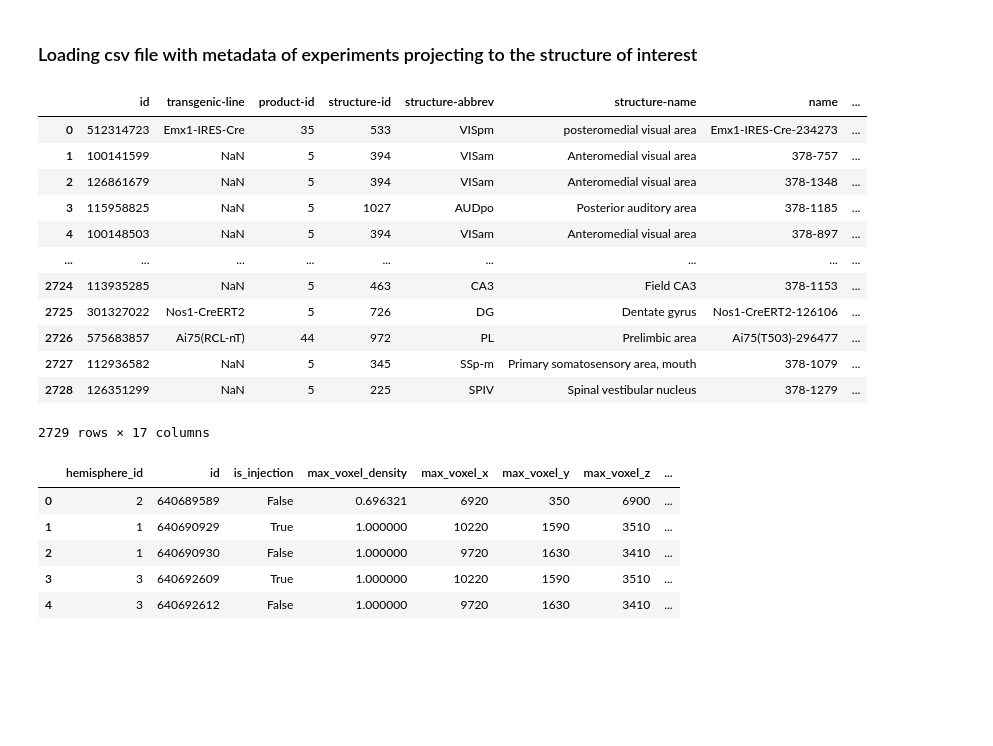
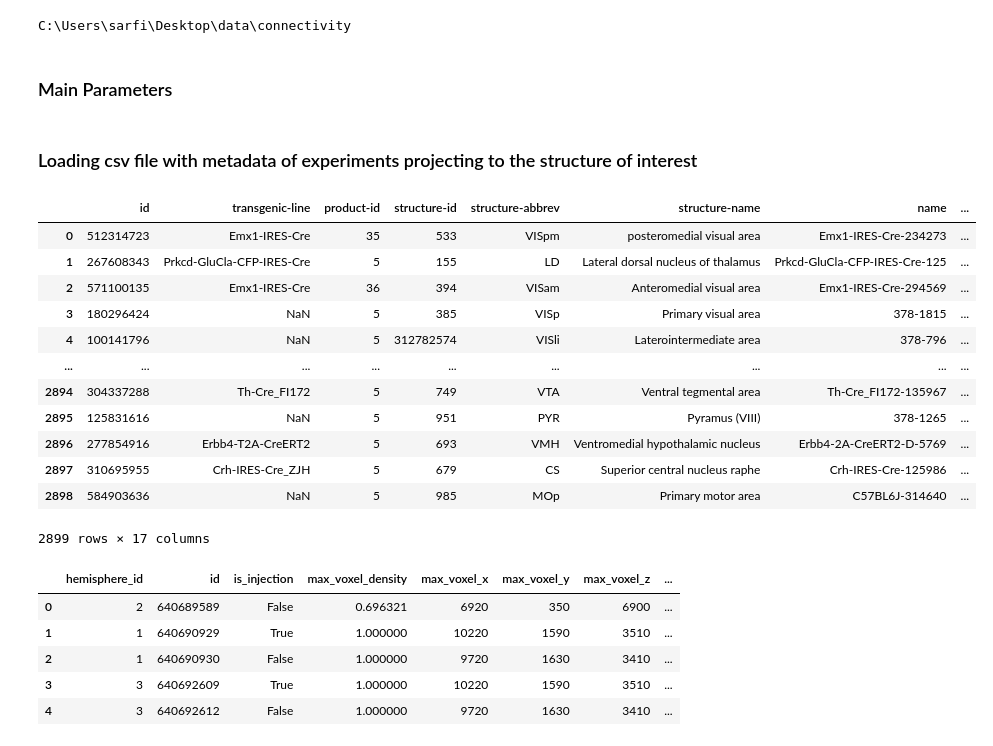
Before and after one commit to ikharitonov/allen-data-mining, a Jupyter notebook: connectivity/injection_sites_average.ipynb, the cells around one changed output. Drawn from its saved outputs; the diff is of its cells as text; code cells hidden in the pictures; blank space fills up the shorter version.

Commit message:
cross platform paths

```diff
--- a/connectivity/injection_sites_average.ipynb
+++ b/connectivity/injection_sites_average.ipynb
@@ -23,8 +26,20 @@ def query_structure_by_acronym(s_acronym):
     return query['structure']
 def query_structure_path_acronyms_by_acronym(acr):
     return '/'.join([query_structure_by_id(int(x))['acronym'] for x in query_structure_by_acronym(acr)['structure_id_path'].split('/')[1:-1]])
+# %%
+desktop_path = Path.home() / 'Desktop'
+connectivity_path = desktop_path / 'data' / 'connectivity'
+print(connectivity_path)
+# %% [output]
+C:\Users\sarfi\Desktop\data\connectivity
+# %% [markdown]
+### Main Parameters
+# %%
+main_structure = "RSPagl"
+main_structure_id = query_structure_id_by_acronym(main_structure)
+
+HEMISPHERE_TO_FILTER = 2 # only experiments injected in this hemisphere will be selected
+
+projection_metric = 'projection_energy' # for later export into brainrender
 # %% [markdown]
 ### Loading csv file with metadata of experiments projecting to the structure of interest
-# %%
-main_structure = "VISam"
-main_structure_id = query_structure_id_by_acronym(main_structure)
@@ -34,20 +46,21 @@ path = "/home/ikharitonov/Desktop/data/connectivity/connectivity_target_experime
 # %%
-df = pd.read_csv(path+main_structure+".csv")
+filename = main_structure + ".csv"
+df = pd.read_csv(connectivity_path / 'connectivity_target_experiment_lists' / filename)
 df
 # %% [output]
 |  | id | transgenic-line | product-id | structure-id | structure-abbrev | structure-name | name | ... |
 | 0 | 512314723 | Emx1-IRES-Cre | 35 | 533 | VISpm | posteromedial visual area | Emx1-IRES-Cre-234273 | ... |
-| 1 | 100141599 | NaN | 5 | 394 | VISam | Anteromedial visual area | 378-757 | ... |
-| 2 | 126861679 | NaN | 5 | 394 | VISam | Anteromedial visual area | 378-1348 | ... |
-| 3 | 115958825 | NaN | 5 | 1027 | AUDpo | Posterior auditory area | 378-1185 | ... |
-| 4 | 100148503 | NaN | 5 | 394 | VISam | Anteromedial visual area | 378-897 | ... |
+| 1 | 267608343 | Prkcd-GluCla-CFP-IRES-Cre | 5 | 155 | LD | Lateral dorsal nucleus of thalamus | Prkcd-GluCla-CFP-IRES-Cre-125 | ... |
+| 2 | 571100135 | Emx1-IRES-Cre | 36 | 394 | VISam | Anteromedial visual area | Emx1-IRES-Cre-294569 | ... |
+| 3 | 180296424 | NaN | 5 | 385 | VISp | Primary visual area | 378-1815 | ... |
+| 4 | 100141796 | NaN | 5 | 312782574 | VISli | Laterointermediate area | 378-796 | ... |
 | ... | ... | ... | ... | ... | ... | ... | ... | ... |
-| 2724 | 113935285 | NaN | 5 | 463 | CA3 | Field CA3 | 378-1153 | ... |
-| 2725 | 301327022 | Nos1-CreERT2 | 5 | 726 | DG | Dentate gyrus | Nos1-CreERT2-126106 | ... |
-| 2726 | 575683857 | Ai75(RCL-nT) | 44 | 972 | PL | Prelimbic area | Ai75(T503)-296477 | ... |
-| 2727 | 112936582 | NaN | 5 | 345 | SSp-m | Primary somatosensory area, mouth | 378-1079 | ... |
-| 2728 | 126351299 | NaN | 5 | 225 | SPIV | Spinal vestibular nucleus | 378-1279 | ... |
+| 2894 | 304337288 | Th-Cre_FI172 | 5 | 749 | VTA | Ventral tegmental area | Th-Cre_FI172-135967 | ... |
+| 2895 | 125831616 | NaN | 5 | 951 | PYR | Pyramus (VIII) | 378-1265 | ... |
+| 2896 | 277854916 | Erbb4-T2A-CreERT2 | 5 | 693 | VMH | Ventromedial hypothalamic nucleus | Erbb4-2A-CreERT2-D-5769 | ... |
+| 2897 | 310695955 | Crh-IRES-Cre_ZJH | 5 | 679 | CS | Superior central nucleus raphe | Crh-IRES-Cre-125986 | ... |
+| 2898 | 584903636 | NaN | 5 | 985 | MOp | Primary motor area | C57BL6J-314640 | ... |
-2729 rows × 17 columns
+2899 rows × 17 columns
 # %%
 # https://allensdk.readthedocs.io/en/latest/_modules/allensdk/api/queries/mouse_connectivity_api.html#MouseConnectivityApi.get_structure_unionizes
 # using this approach, unionized data would have to be downloaded for every experiment (might take a lot of time e.g. 1855 experiments for RSPagl)
```
Also changed, not shown: parts of 14 cells of this notebook.
